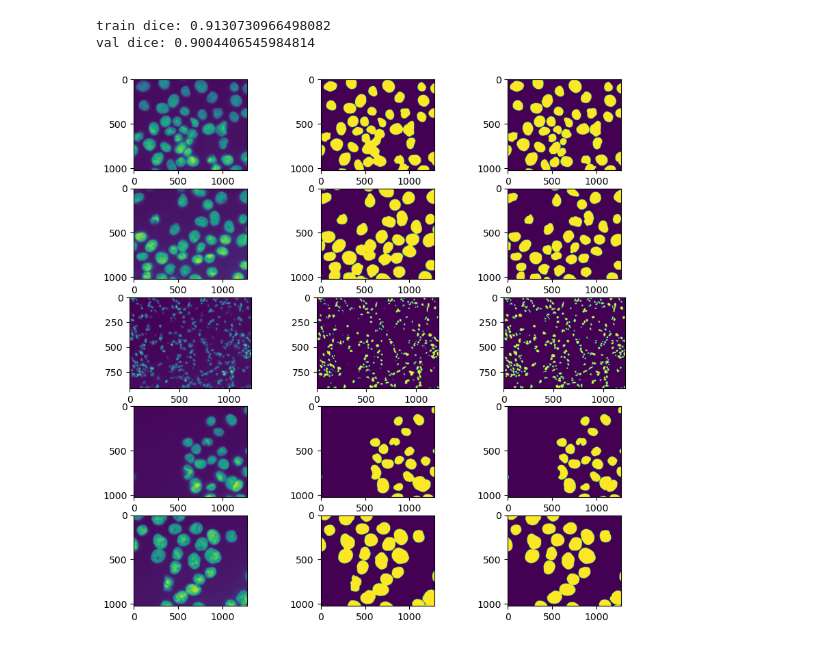
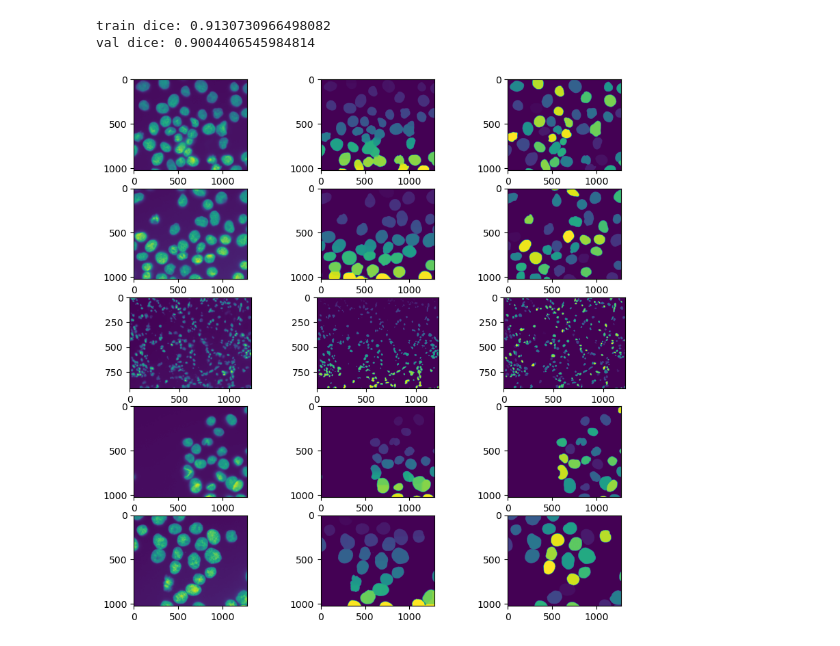
Before and after one commit to Ruruthia/Cell_nuclei_segmentation, a Jupyter notebook: notebooks/thresholding.ipynb, the cells around one changed output. Cells and saved outputs as stored; diff of their text form; code cells hidden in the pictures.

Commit message:
Add watershed, remove binarization of masks

```diff
--- a/notebooks/thresholding.ipynb
+++ b/notebooks/thresholding.ipynb
@@ -49,12 +51,13 @@ val dice: 0.9004406545984814
 # %%
 img, mask = train_dataset[0]
 fig, axes = plt.subplots(5, 3, figsize=(10, 10))
 
 for row in range(5):
     img, mask = train_dataset[row]
     img /= np.max(img)
+    pred = apply_watershed(img[0] > threshold)
     axes[row, 0].imshow(img[0])
-    axes[row, 1].imshow(img[0] > threshold)
+    axes[row, 1].imshow(pred)
     axes[row, 2].imshow(mask[0])
 # %% [output]
-[figure, old version]
+[figure, new version]
```
Also changed, not shown: parts of 2 cells of this notebook, 3 other files.
